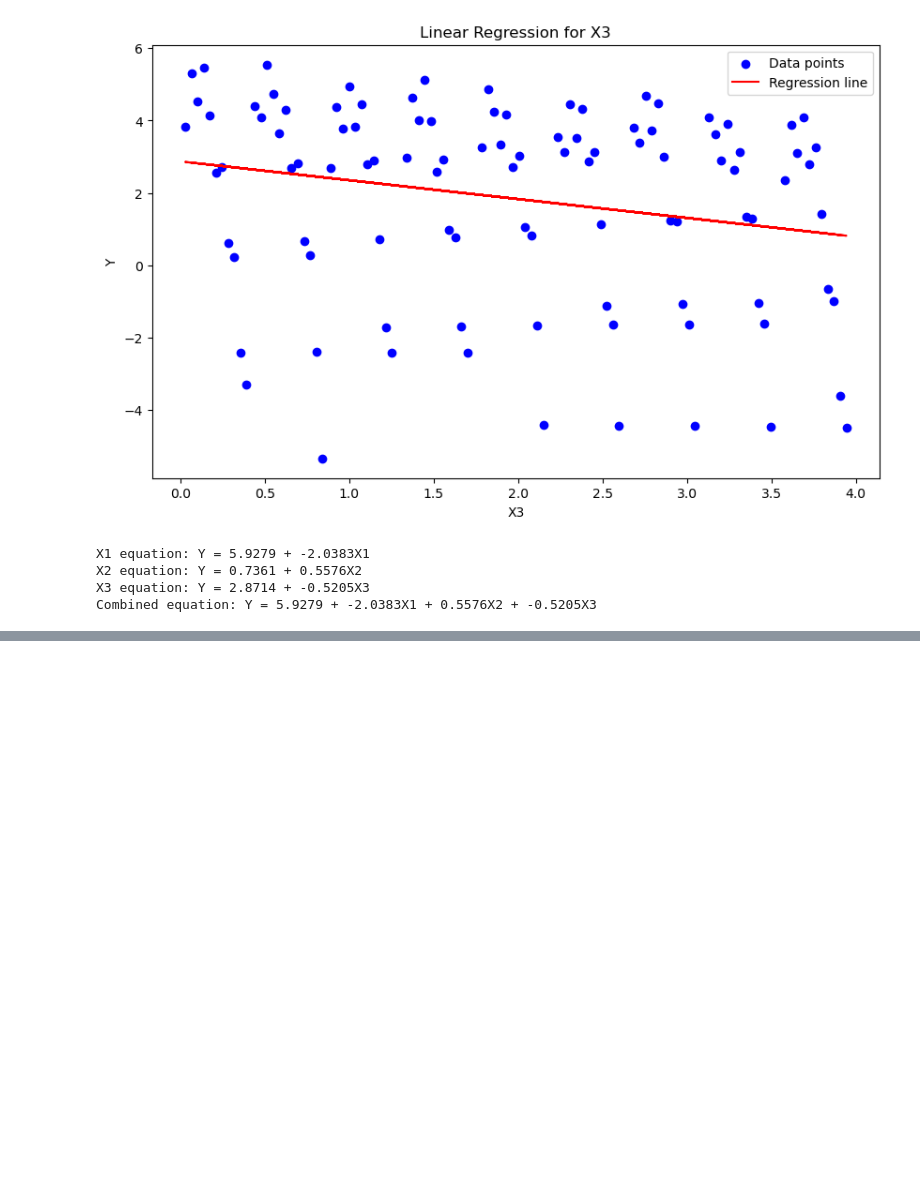
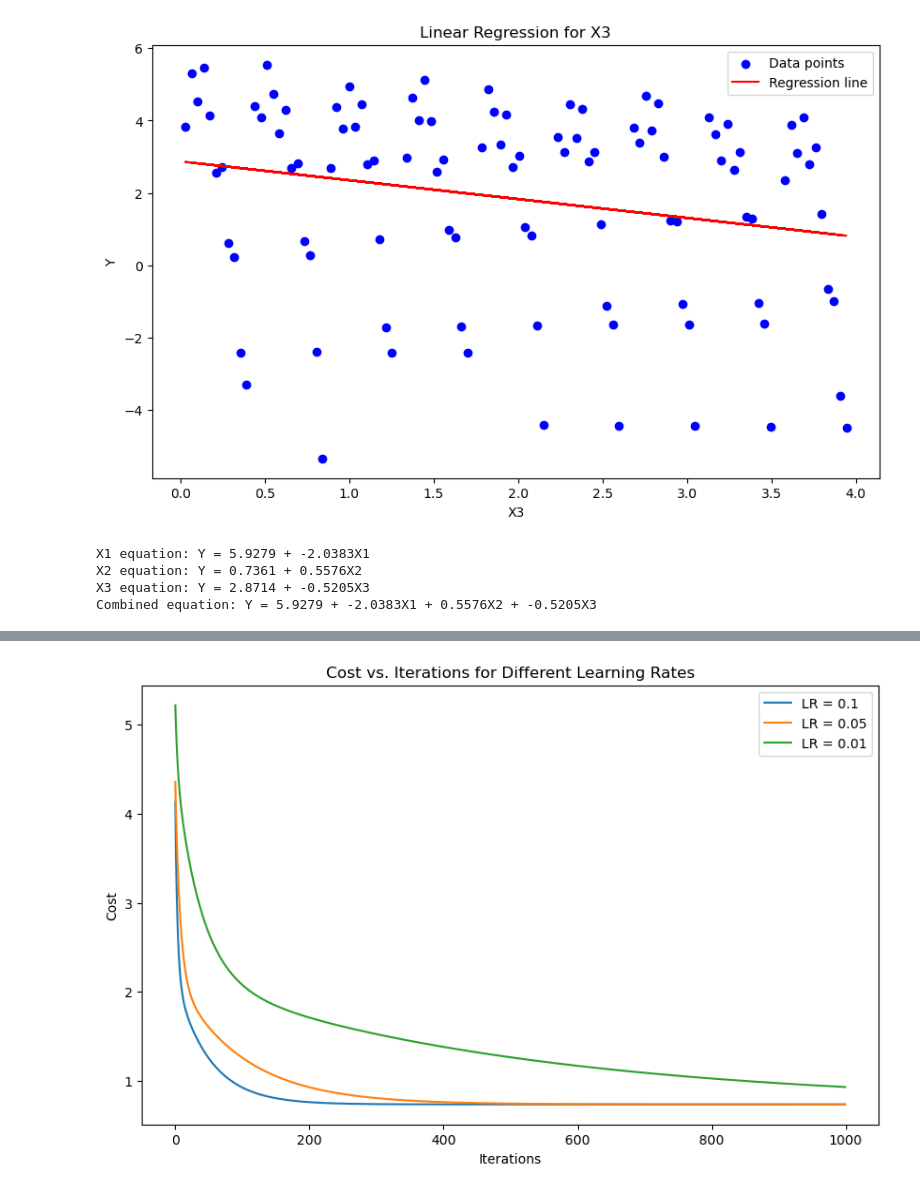
Before and after one commit to RocketDan11/ml, a Jupyter notebook: homework/homework1.ipynb, the cells around one changed output, grey strips where cells are left out. Saved outputs shown, nothing was run; the diff lists cells and outputs as text; code cells hidden in the pictures; blank space fills up the shorter version.

Commit message:
working on linear regression model

```diff
--- a/homework/homework1.ipynb
+++ b/homework/homework1.ipynb
@@ -249,3 +235,86 @@ X2: Final loss = 3.5994
 X3: Final loss = 3.6295
 A higher learning rate generally leads to faster convergence but risks overshooting the minimum.
 A lower learning rate provides more precise results but may require more iterations to converge.
+# %%
+import numpy as np
+import pandas as pd
+import matplotlib.pyplot as plt
+
+# Load the data
+data = pd.read_csv("assets/D3.csv")
+X = data[['X1', 'X2', 'X3']].values
+y = data['Y'].values
+
+# Add bias term to X
+X_b = np.c_[np.ones((len(X), 1)), X]
+
+def hypothesis(X, theta):
+    return np.dot(X, theta)
+
+def cost_function(X, y, theta):
+    m = len(y)
+    predictions = hypothesis(X, theta)
+    cost = (1 / (2 * m)) * np.sum((predictions - y) ** 2)
+    return cost
+
+def gradient_descent(X, y, theta, learning_rate, iterations):
+    m = len(y)
+    cost_history = []
+
+    for _ in range(iterations):
+        predictions = hypothesis(X, theta)
+        theta = theta - (learning_rate / m) * np.dot(X.T, (predictions - y))
+        cost = cost_function(X, y, theta)
+        cost_history.append(cost)
+
+    return theta, cost_history
+
+# Explore different learning rates
+learning_rates = [0.1, 0.05, 0.01]
+iterations = 1000
+results = {}
+
+for lr in learning_rates:
+    theta = np.zeros(X_b.shape[1])
+    final_theta, cost_history = gradient_descent(X_b, y, theta, lr, iterations)
+    results[lr] = {
+        "theta": final_theta,
+        "cost_history": cost_history,
+        "final_cost": cost_history[-1]
+    }
+
+# Find the best model (lowest final cost)
+best_lr = min(results, key=lambda x: results[x]['final_cost'])
+best_theta = results[best_lr]['theta']
+
+# Report the final linear model
+print(f"Best learning rate: {best_lr}")
+print("Final linear model:")
+print(f"Y = {best_theta[0]:.4f} + {best_theta[1]:.4f}*X1 + {best_theta[2]:.4f}*X2 + {best_theta[3]:.4f}*X3")
+
+# Plot loss over iteration for each learning rate
+plt.figure(figsize=(10, 6))
+for lr, result in results.items():
+    plt.plot(result['cost_history'], label=f'LR = {lr}')
+plt.xlabel('Iterations')
+plt.ylabel('Cost')
+plt.title('Cost vs. Iterations for Different Learning Rates')
+plt.legend()
+plt.show()
+
+# Describe the impact of different learning rates
+print("\nImpact of different learning rates:")
+for lr, result in results.items():
+    print(f"Learning rate {lr}:")
+    print(f"  Final cost: {result['final_cost']:.4f}")
+    print(f"  Convergence speed: {'Fast' if lr == 0.1 else 'Medium' if lr == 0.05 else 'Slow'}")
+
+# Predict for new values
+new_X = np.array([[1, 1, 1], [2, 0, 4], [3, 2, 1]])
+new_X_b = np.c_[np.ones((len(new_X), 1)), new_X]
+predictions = hypothesis(new_X_b, best_theta)
+
+print("\nPredictions for new values:")
+for i, (x1, x2, x3) in enumerate(new_X):
+    print(f"(X1, X2, X3) = ({x1}, {x2}, {x3}): Predicted Y = {predictions[i]:.4f}")
+# %% [output]
@@ -251,0 +324 @@ A lower learning rate provides more precise results but may require more iterati
+[figure, added]
```
Also changed, not shown: parts of 7 cells of this notebook.
